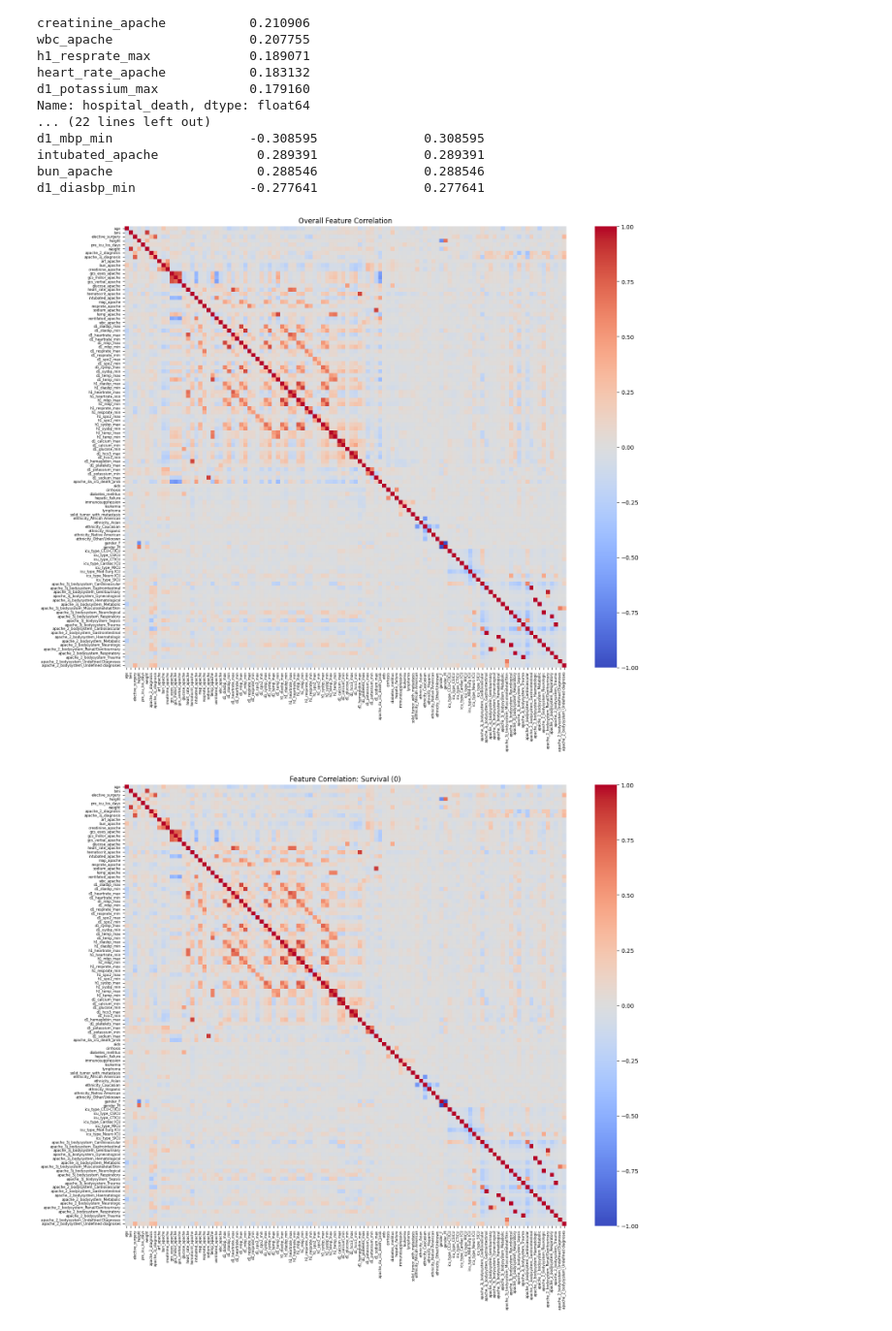
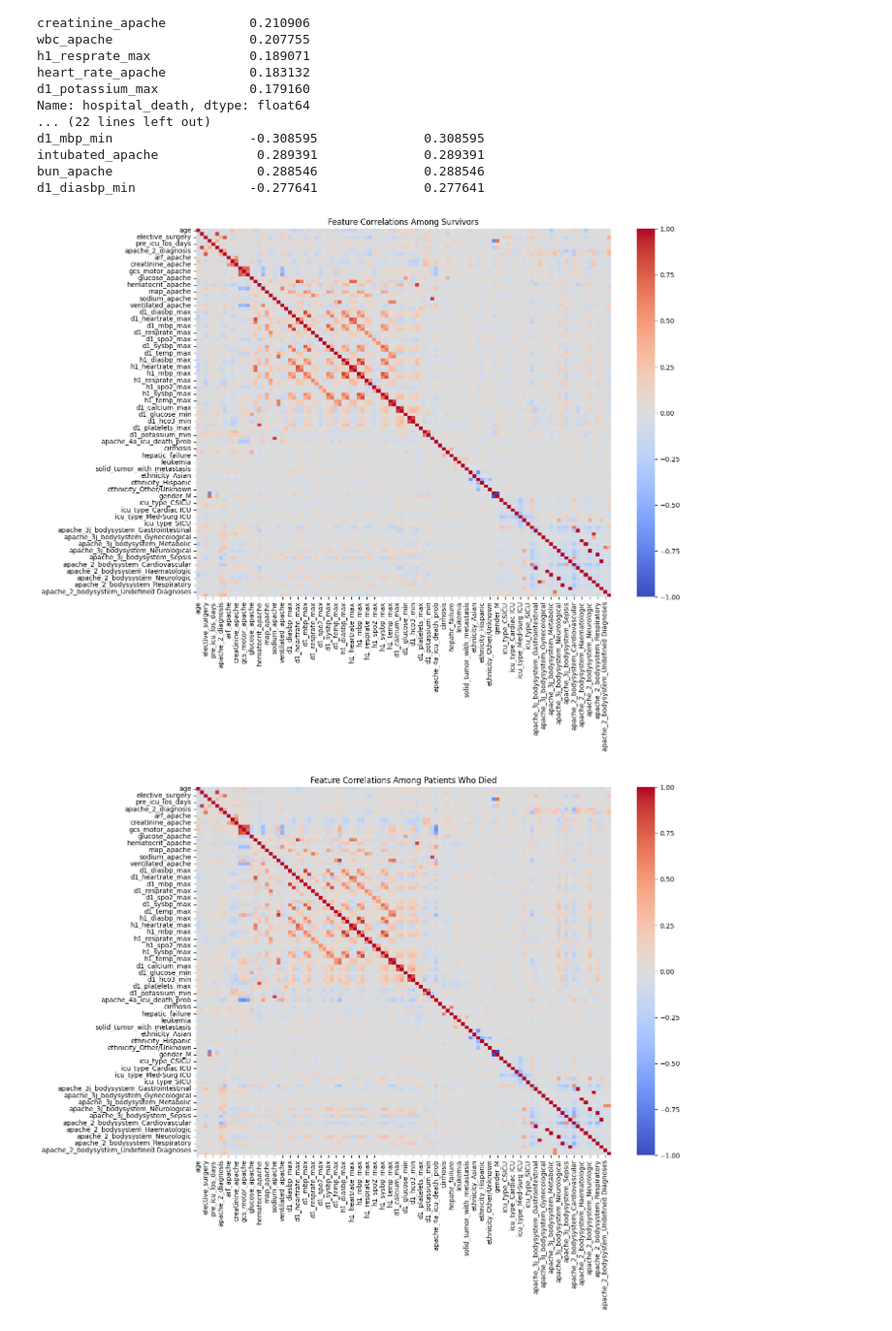
Before and after one commit to 612kelly/ml, a Jupyter notebook: HW6/naives_bayes.ipynb, the cells around one changed output. Shown at 97% size. Saved outputs shown, nothing was run; the diff lists cells and outputs as text; code cells hidden in the pictures.

```diff
--- a/HW6/naives_bayes.ipynb
+++ b/HW6/naives_bayes.ipynb
@@ -157,53 +159,51 @@ intubated_apache             0.289391              0.289391
 bun_apache                   0.288546              0.288546
 d1_diasbp_min               -0.277641              0.277641
 # %%
+
 import pandas as pd
 import numpy as np
+import seaborn as sns
 import matplotlib.pyplot as plt
-import seaborn as sns
 
-# Combine training features and labels
-train_df = X_train.copy()
-train_df["hospital_death"] = np.asarray(y_train).ravel()
+# Combine features and target
+data = X_train.copy()
+data["hospital_death"] = y_train
 
-# Select the 108 numerical features
-feature_cols = X_train.columns
+# Separate survivors and patients who died
+survivors = data[data["hospital_death"] == 0].drop(
+    columns=["hospital_death"]
+)
+deaths = data[data["hospital_death"] == 1].drop(
+    columns=["hospital_death"]
+)
 
-# Separate patients by outcome
-survival_df = train_df[train_df["hospital_death"] == 0]
-death_df = train_df[train_df["hospital_death"] == 1]
+# Calculate feature-to-feature correlations within each class
+corr_survivors = survivors.corr()
+corr_deaths = deaths.corr()
 
-# Calculate Pearson correlation matrices
-corr_overall = train_df[feature_cols].corr(method="pearson")
-corr_survival = survival_df[feature_cols].corr(method="pearson")
-corr_death = death_df[feature_cols].corr(method="pearson")
+# Plot the heat map for survivors
+plt.figure(figsize=(14, 10))
+sns.heatmap(
+    corr_survivors,
+    cmap="coolwarm",
+    center=0,
+    vmin=-1,
+    vmax=1
+)
+plt.title("Feature Correlations Among Survivors")
+plt.show()
 
-# Plot the three heatmaps
-correlation_matrices = [
-    (corr_overall, "Overall Feature Correlation"),
-    (corr_survival, "Feature Correlation: Survival (0)"),
-    (corr_death, "Feature Correlation: Death (1)")
-]
-
-for corr, title in correlation_matrices:
-    plt.figure(figsize=(16, 13))
-
-    sns.heatmap(
-        corr,
-        cmap="coolwarm",
-        vmin=-1,
-        vmax=1,
-        center=0,
-        xticklabels=True,
-        yticklabels=True,
-        square=True
-    )
-
-    plt.title(title)
-    plt.xticks(rotation=90, fontsize=6)
-    plt.yticks(rotation=0, fontsize=6)
-    plt.tight_layout()
-    plt.show()
+# Plot the heat map for patients who died
+plt.figure(figsize=(14, 10))
+sns.heatmap(
+    corr_deaths,
+    cmap="coolwarm",
+    center=0,
+    vmin=-1,
+    vmax=1
+)
+plt.title("Feature Correlations Among Patients Who Died")
+plt.show()
 # %% [output]
-[figure, old version]
+[figure, new version]
-[figure, old version]
+[figure, new version]
```
Also changed, not shown: parts of 3 cells of this notebook.
